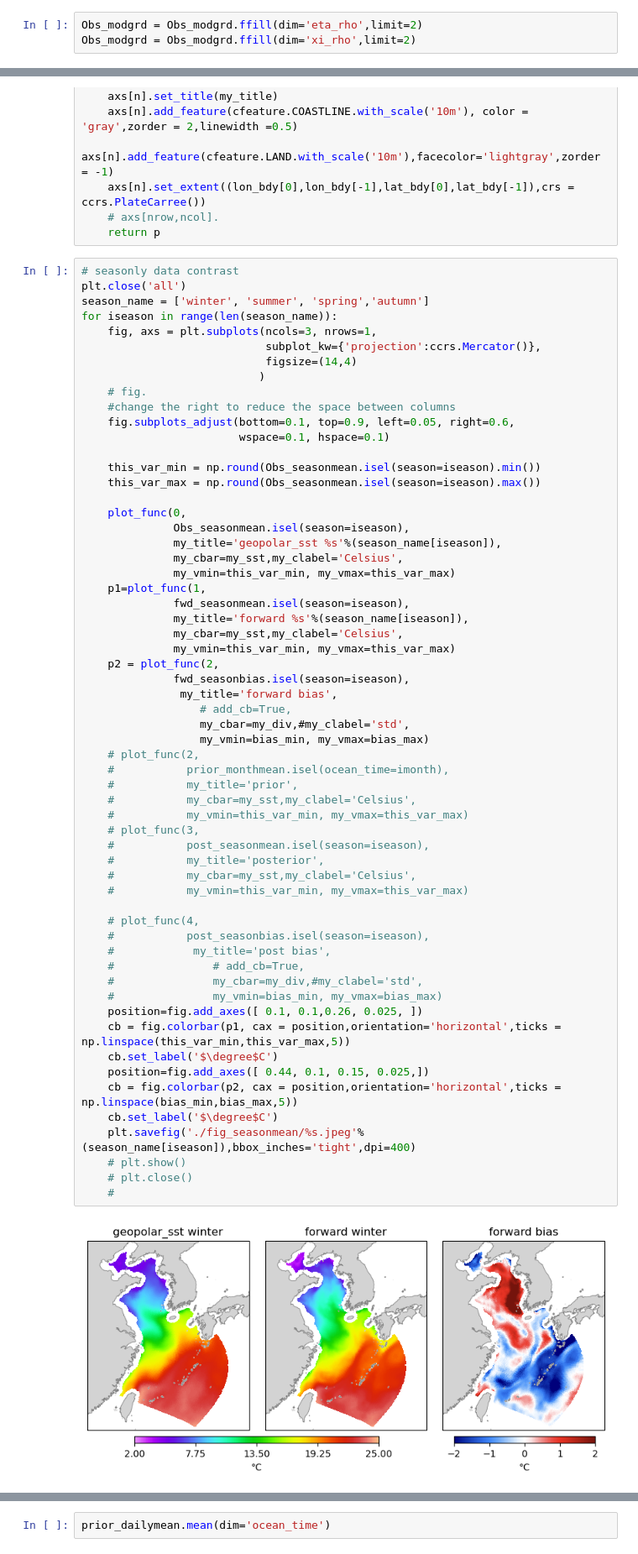
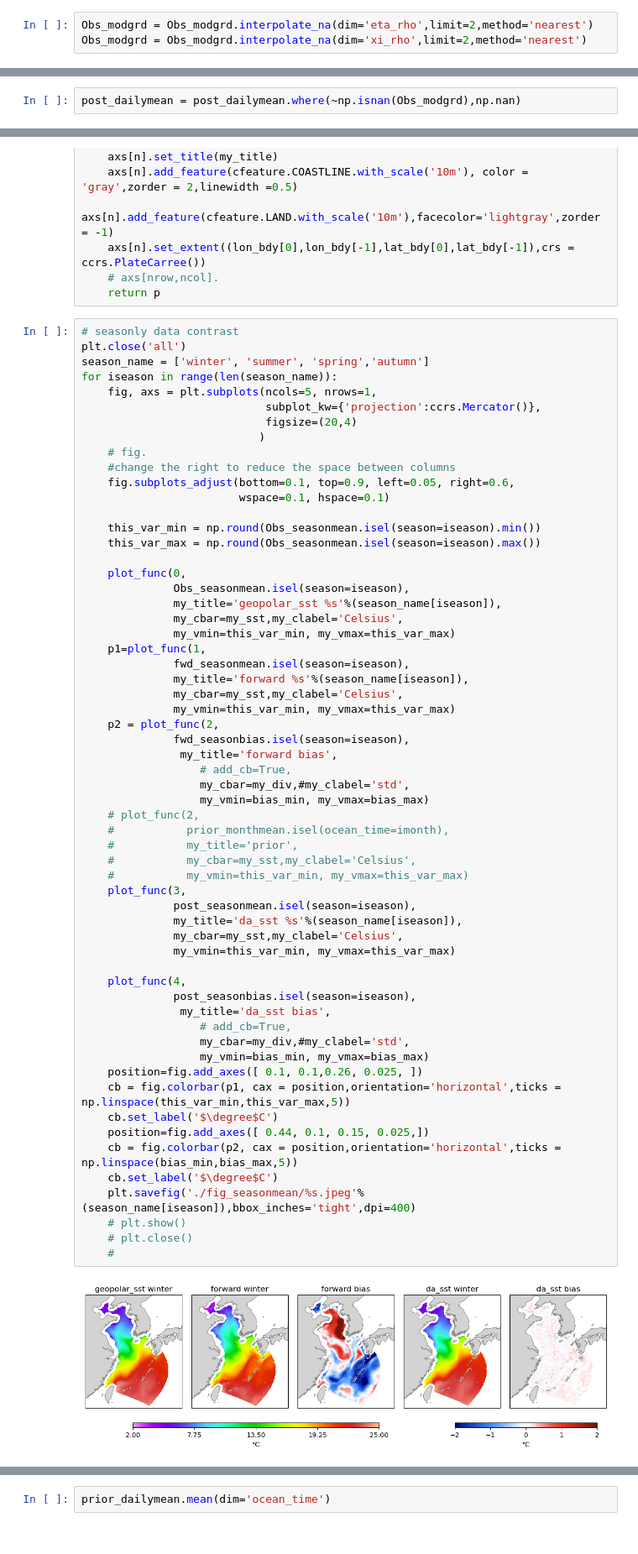
Before and after one commit to ycharlieli/i4dvar_analysis, a Jupyter notebook: validation/dasst_surface_validation.ipynb, the cells around one changed output, grey strips where cells are left out. Shown at 84% size. Cells and saved outputs as stored; diff of their text form.

```diff
--- a/validation/dasst_surface_validation.ipynb
+++ b/validation/dasst_surface_validation.ipynb
@@ -205,8 +205,8 @@ Obs_modgrd.isel(ocean_time=1).plot()
 <matplotlib.collections.QuadMesh at 0x...>
 [figure]
 # %%
-Obs_modgrd = Obs_modgrd.ffill(dim='eta_rho',limit=2)
-Obs_modgrd = Obs_modgrd.ffill(dim='xi_rho',limit=2)
+Obs_modgrd = Obs_modgrd.interpolate_na(dim='eta_rho',limit=2,method='nearest')
+Obs_modgrd = Obs_modgrd.interpolate_na(dim='xi_rho',limit=2,method='nearest')
 # %%
 Obs_modgrd.isel(ocean_time=1).plot()
 # %% [output]
@@ -303,3 +305,5 @@ print('calculating costing %f min'%((end-start)/60))
+# %%
+post_dailymean = post_dailymean.where(~np.isnan(Obs_modgrd),np.nan)
 # %%
 # calculate the daily bias of posterior
 post_dailybias = post_dailymean - Obs_modgrd_lowcut
@@ -436,9 +442,9 @@ def plot_func(n,
 plt.close('all')
 season_name = ['winter', 'summer', 'spring','autumn']
 for iseason in range(len(season_name)):
-    fig, axs = plt.subplots(ncols=3, nrows=1,
+    fig, axs = plt.subplots(ncols=5, nrows=1,
                             subplot_kw={'projection':ccrs.Mercator()},
-                            figsize=(14,4)
+                            figsize=(20,4)
                            )
     # fig.
     #change the right to reduce the space between columns
@@ -454,42 +460,42 @@ for iseason in range(len(season_name)):
               my_cbar=my_sst,my_clabel='Celsius',
               my_vmin=this_var_min, my_vmax=this_var_max)
     p1=plot_func(1,
               fwd_seasonmean.isel(season=iseason),
               my_title='forward %s'%(season_name[iseason]),
               my_cbar=my_sst,my_clabel='Celsius',
               my_vmin=this_var_min, my_vmax=this_var_max)
     p2 = plot_func(2,
               fwd_seasonbias.isel(season=iseason),
                my_title='forward bias',
                   # add_cb=True,
                   my_cbar=my_div,#my_clabel='std',
                   my_vmin=bias_min, my_vmax=bias_max)
     # plot_func(2,
     #           prior_monthmean.isel(ocean_time=imonth),
     #           my_title='prior',
     #           my_cbar=my_sst,my_clabel='Celsius',
     #           my_vmin=this_var_min, my_vmax=this_var_max)
-    # plot_func(3,
-    #           post_seasonmean.isel(season=iseason),
-    #           my_title='posterior',
-    #           my_cbar=my_sst,my_clabel='Celsius',
-    #           my_vmin=this_var_min, my_vmax=this_var_max)
+    plot_func(3,
+              post_seasonmean.isel(season=iseason),
+              my_title='da_sst %s'%(season_name[iseason]),
+              my_cbar=my_sst,my_clabel='Celsius',
+              my_vmin=this_var_min, my_vmax=this_var_max)
 
-    # plot_func(4,
-    #           post_seasonbias.isel(season=iseason),
-    #            my_title='post bias',
-    #               # add_cb=True,
-    #               my_cbar=my_div,#my_clabel='std',
-    #               my_vmin=bias_min, my_vmax=bias_max)
+    plot_func(4,
+              post_seasonbias.isel(season=iseason),
+               my_title='da_sst bias',
+                  # add_cb=True,
+                  my_cbar=my_div,#my_clabel='std',
+                  my_vmin=bias_min, my_vmax=bias_max)
     position=fig.add_axes([ 0.1, 0.1,0.26, 0.025, ])
     cb = fig.colorbar(p1, cax = position,orientation='horizontal',ticks = np.linspace(this_var_min,this_var_max,5))
     cb.set_label('$\degree$C')
     position=fig.add_axes([ 0.44, 0.1, 0.15, 0.025,])
     cb = fig.colorbar(p2, cax = position,orientation='horizontal',ticks = np.linspace(bias_min,bias_max,5))
     cb.set_label('$\degree$C')
     plt.savefig('./fig_seasonmean/%s.jpeg'%(season_name[iseason]),bbox_inches='tight',dpi=400)
     # plt.show()
     # plt.close()
     #
 # %% [output]
-[figure, old version]
+[figure, new version]
```
Also changed, not shown: parts of 26 cells of this notebook, 13 other files.
